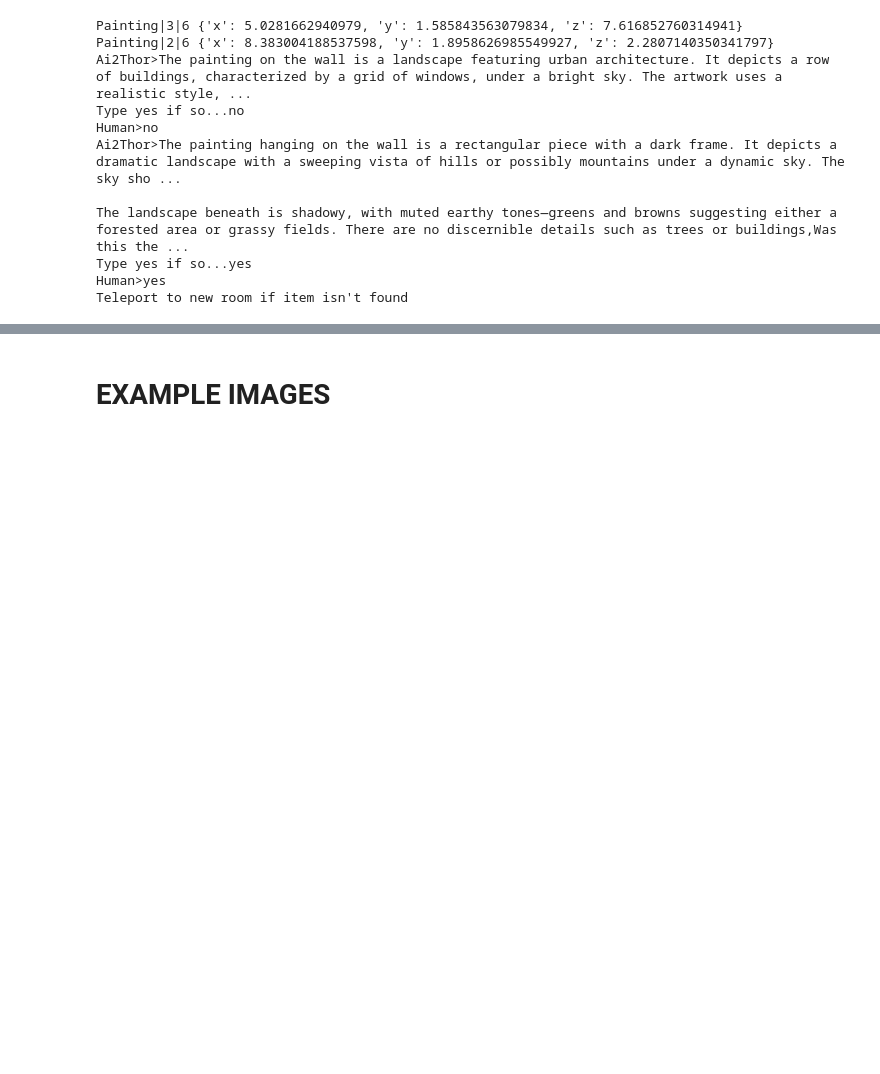
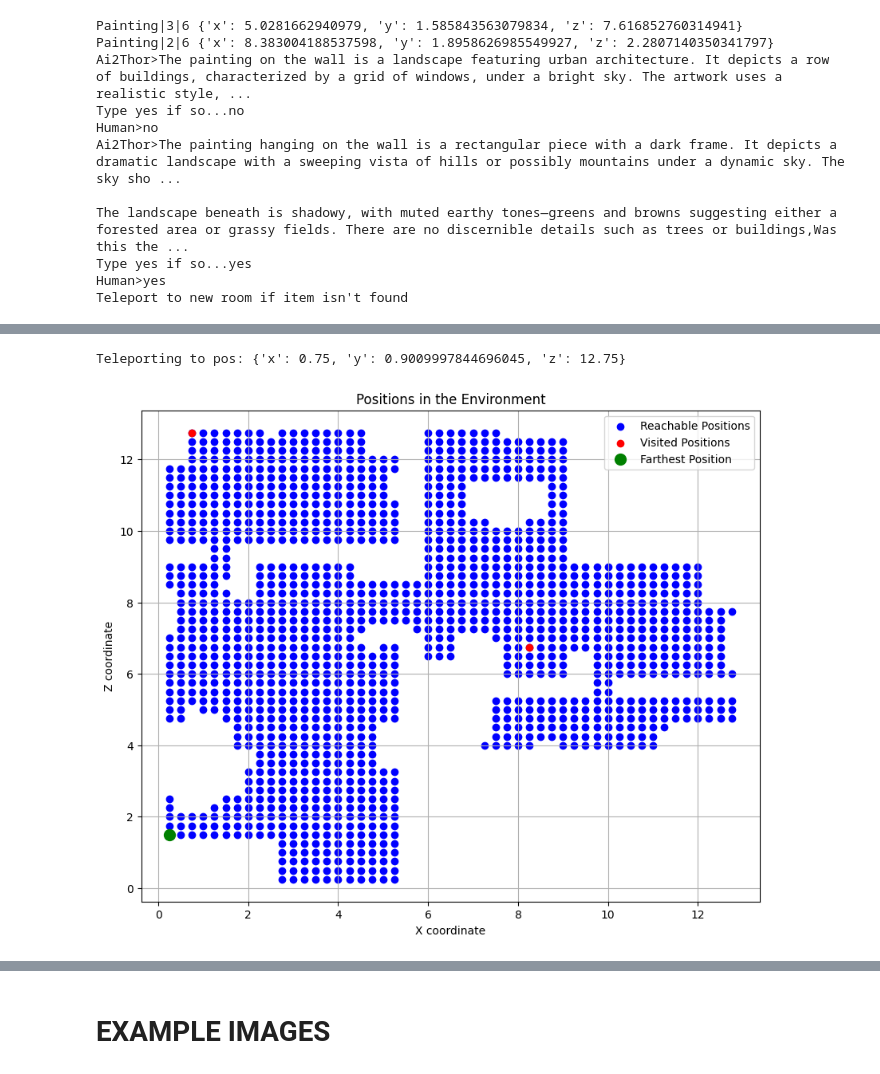
Before and after one commit to matercomus/ma-communicative-robots-G1, a Jupyter notebook: our_stuff/PROTOTYPE.ipynb, the cells around one changed output, grey strips where cells are left out. Drawn from its saved outputs; the diff is of its cells as text; code cells hidden in the pictures; blank space fills up the shorter version.

```diff
--- a/our_stuff/PROTOTYPE.ipynb
+++ b/our_stuff/PROTOTYPE.ipynb
@@ -781,0 +788,2 @@ plt.show()
+# %%
+farthest_position = get_farthest_position(reachable_positions, visited_positions)
@@ -781,0 +796,28 @@ plt.show()
+# %%
+teleport_to_pos(farthest_position)
+# %% [output]
+Teleporting to pos: {'x': 0.75, 'y': 0.9009997844696045, 'z': 12.75}
+# %%
+def plot_out():
+    farthest_position = get_farthest_position(reachable_positions, visited_positions)
+    # Extract x and z coordinates
+    visited_x = [pos['x'] for pos in visited_positions]
+    visited_z = [pos['z'] for pos in visited_positions]
+    reachable_x = [pos['x'] for pos in reachable_positions]
+    reachable_z = [pos['z'] for pos in reachable_positions]
+
+    # Plot the positions
+    plt.figure(figsize=(10, 8))
+    plt.scatter(reachable_x, reachable_z, c='blue', label='Reachable Positions')
+    plt.scatter(visited_x, visited_z, c='red', label='Visited Positions')
+    plt.scatter(farthest_position['x'], farthest_position['z'], c='green', label='Farthest Position', s=100)
+    plt.xlabel('X coordinate')
+    plt.ylabel('Z coordinate')
+    plt.title('Positions in the Environment')
+    plt.legend()
+    plt.grid(True)
+    plt.show()
+# %%
+plot_out()
+# %% [output]
+[figure, added]
```
Also changed, not shown: parts of 11 cells of this notebook.
